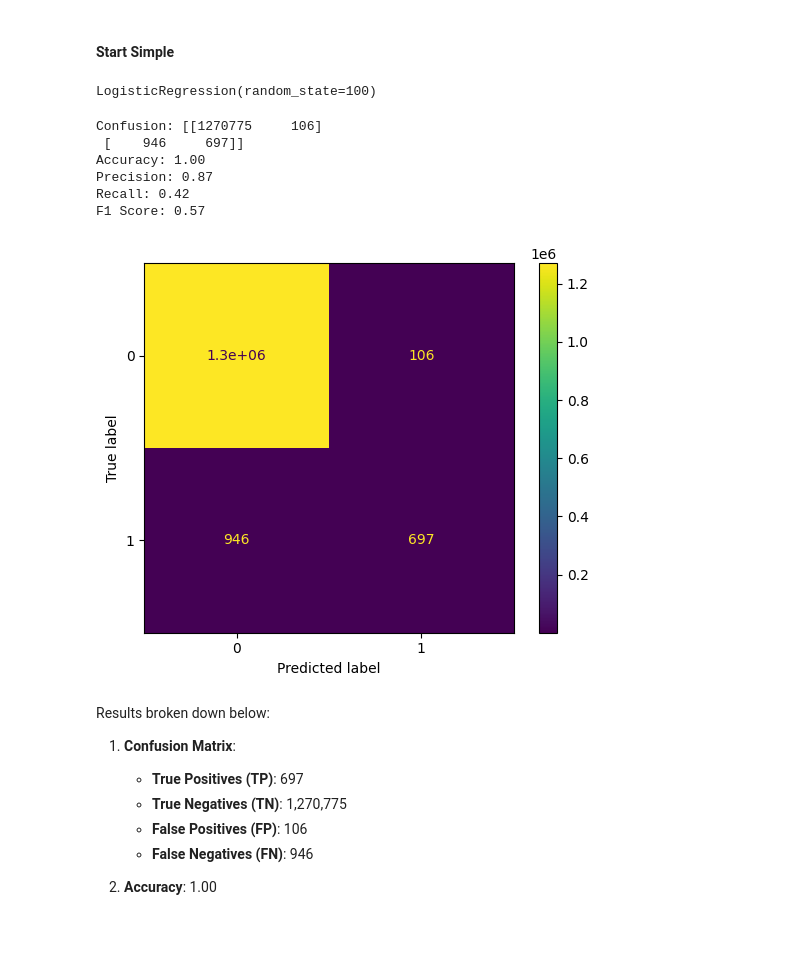
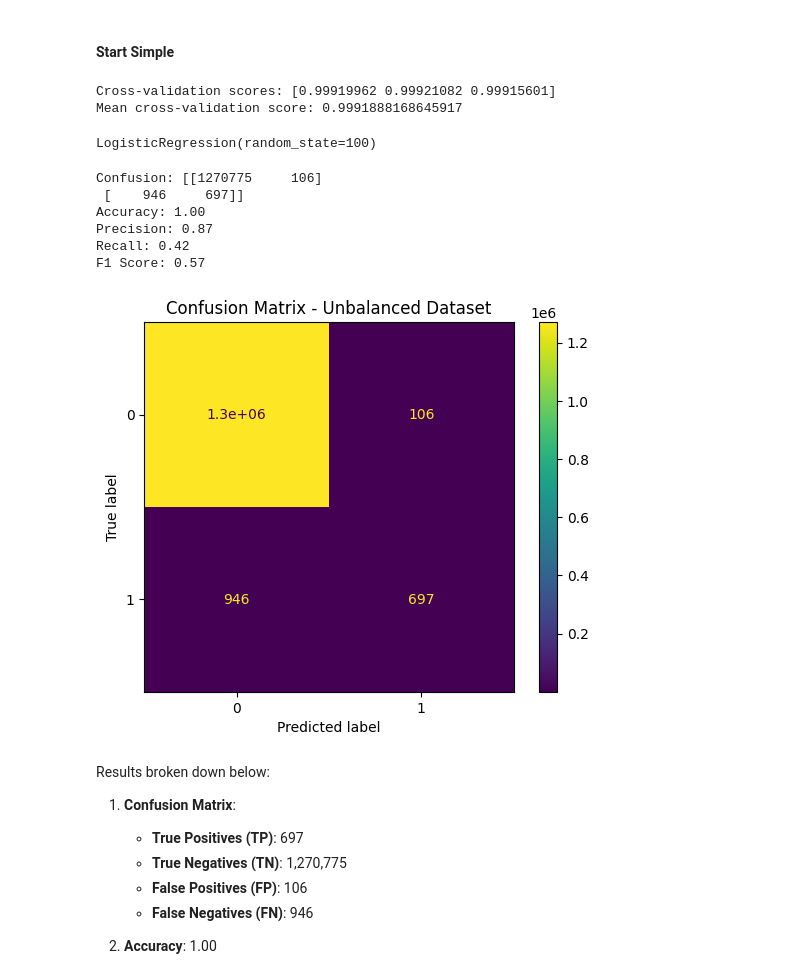
Before and after one commit to spectralcodex/momo-fincrime, a Jupyter notebook: fincrime.ipynb, the cells around one changed output. Cells and saved outputs as stored; diff of their text form; code cells hidden in the pictures; blank space fills up the shorter version.

```diff
--- a/fincrime.ipynb
+++ b/fincrime.ipynb
@@ -933,9 +970,20 @@ from scikeras.wrappers import KerasClassifier
 # Starting with a simple yet powerful algorithm for binary classification problems like fraud detection
 
 classifier = LogisticRegression(random_state = 100)
-classifier.fit(X_train, y_train)
-# %% [output]
-LogisticRegression(random_state=100)
+# %%
+# Perform cross-validation using 3 fold
+cv_scores = cross_val_score(classifier, X_train, y_train, cv=3)
+
+# Print cross-validation scores
+print(f"Cross-validation scores: {cv_scores}")
+print(f"Mean cross-validation score: {cv_scores.mean()}")
+# %% [output]
+Cross-validation scores: [0.99919962 0.99921082 0.99915601]
+Mean cross-validation score: 0.9991888168645917
+# %%
+classifier.fit(X_train, y_train)
+# %% [output]
+LogisticRegression(random_state=100)
 # %%
 y_pred = classifier.predict(X_test)
 # %%
@@ -959,9 +1007,10 @@ F1 Score: 0.57
 # %%
 cm1_disp = ConfusionMatrixDisplay(confusion_matrix=cm1, display_labels=classifier.classes_)
 cm1_disp.plot()
+plt.title('Confusion Matrix - Unbalanced Dataset')
 plt.show()
 # %% [output]
-[figure, old version]
+[figure, new version]
 # %% [markdown]
 Results broken down below:
 
```
Also changed, not shown: parts of 9 cells of this notebook, 12 other files.
